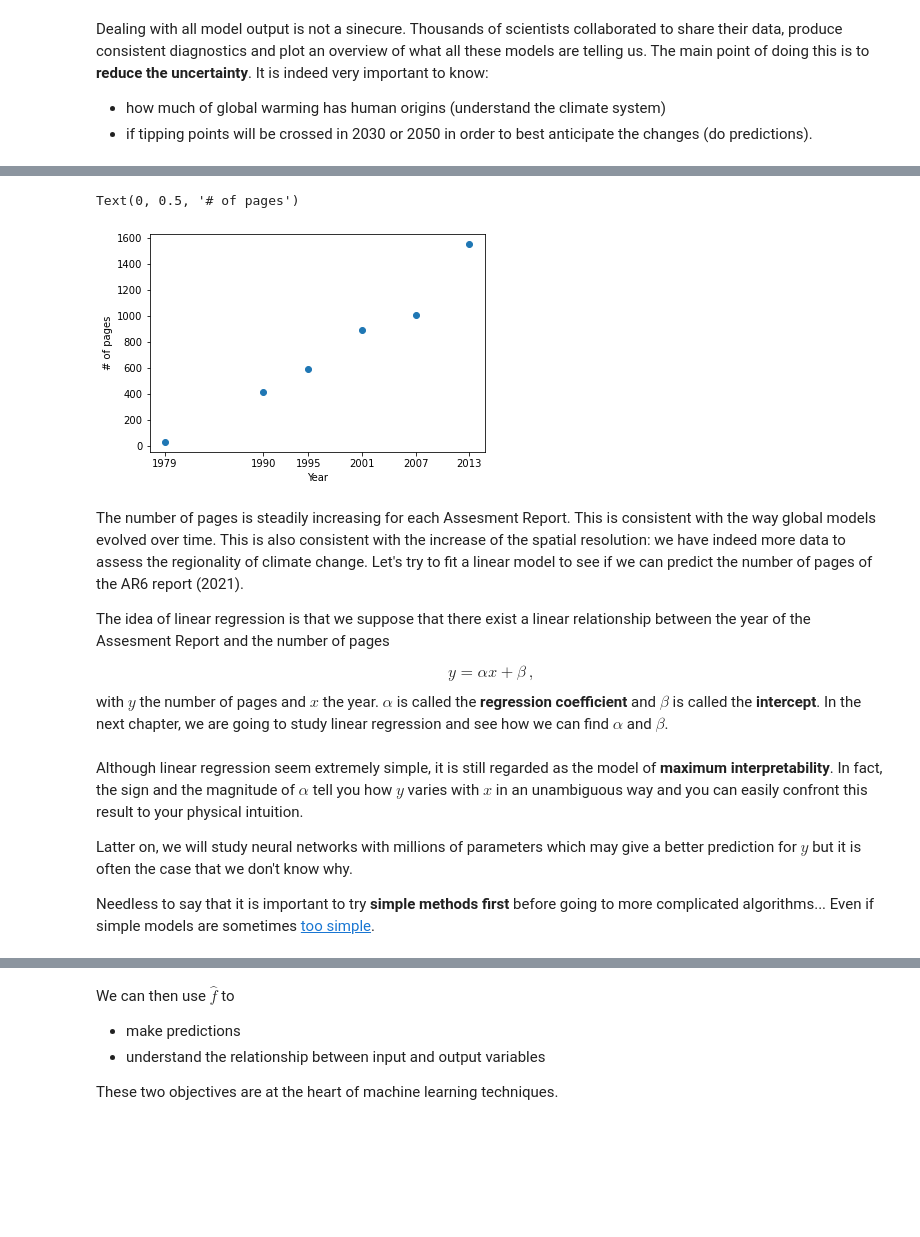
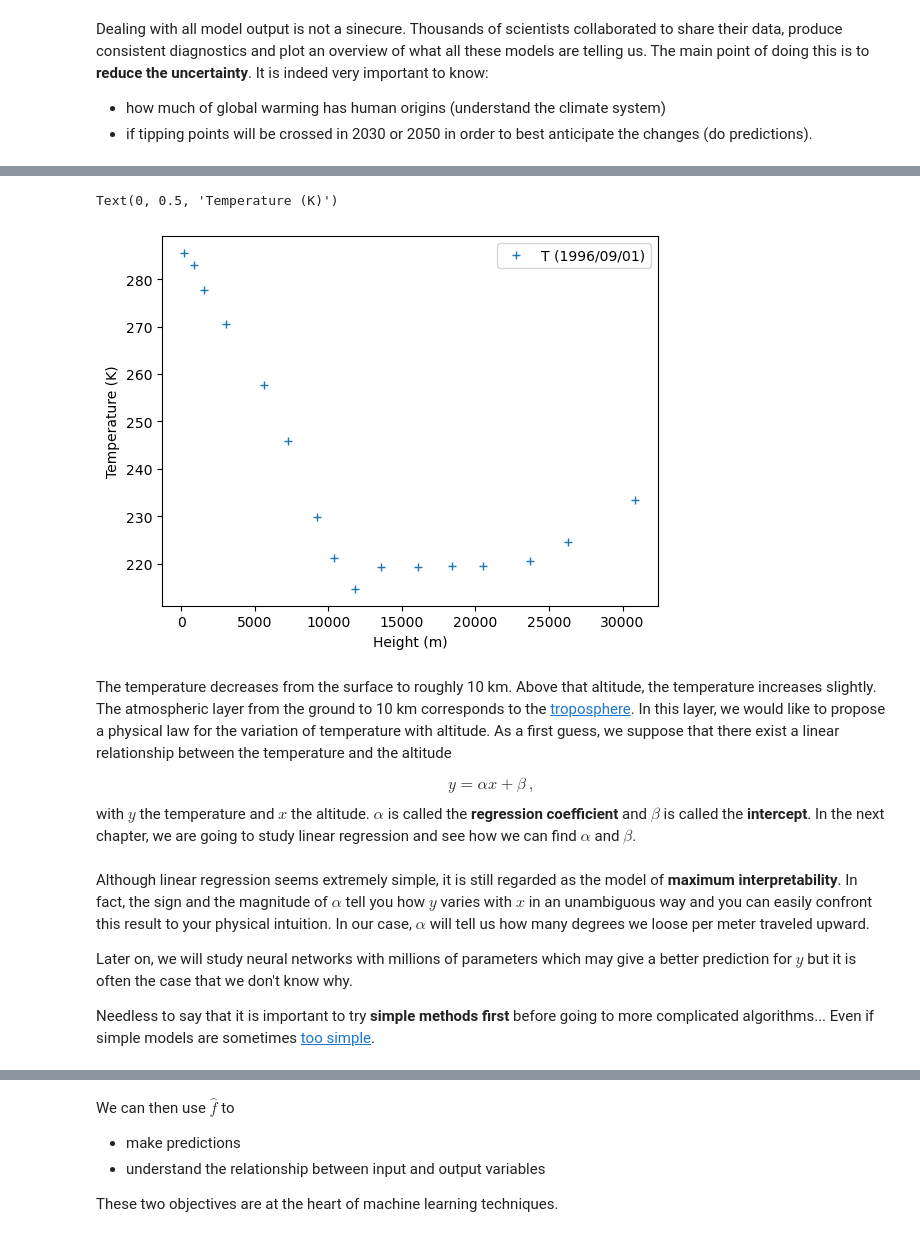
Before and after one commit to Pchambet/ml4climate, a Jupyter notebook: book/notebooks/01_introduction.ipynb, the cells around one changed output, grey strips where cells are left out. Drawn from its saved outputs; the diff is of its cells as text; code cells hidden in the pictures; blank space fills up the shorter version.

```diff
--- a/book/notebooks/01_introduction.ipynb
+++ b/book/notebooks/01_introduction.ipynb
@@ -56,28 +58,22 @@ import matplotlib.pyplot as plt
 # %%
-years = np.array([1979, 1990,1995,2001,2007,2013])
-pages = np.array([30, 414, 588, 893, 1007, 1552])
-
-plt.plot(years,pages,'o')
-
-plt.xticks(years,years)
-plt.xlabel("Year")
-plt.ylabel("# of pages")
+df_960901 = pd.read_csv('data/soundings/07145.19960901000000.csv', na_values='mq',skiprows=2)
+ax = df_960901.plot('geop','t',style='+',label="T (1996/09/01)")
+ax.set_xlabel('Height (m)')
+ax.set_ylabel('Temperature (K)')
 # %% [output]
-Text(0, 0.5, '# of pages')
+Text(0, 0.5, 'Temperature (K)')
-[figure, old version]
+[figure, new version]
 # %% [markdown]
-The number of pages is steadily increasing for each Assesment Report. This is consistent with the way global models evolved over time. This is also consistent with the increase of the spatial resolution: we have indeed more data to assess the regionality of climate change. Let's try to fit a linear model to see if we can predict the number of pages of the AR6 report (2021).
-
-The idea of linear regression is that we suppose that there exist a linear relationship between the year of the Assesment Report and the number of pages
+The temperature decreases from the surface to roughly 10 km. Above that altitude, the temperature increases slightly. The atmospheric layer from the ground to 10 km corresponds to the [troposphere](https://en.wikipedia.org/wiki/Troposphere). In this layer, we would like to propose a physical law for the variation of temperature with altitude. As a first guess, we suppose that there exist a linear relationship between the temperature and the altitude
 
 \begin{equation}
 y = \alpha x + \beta\, ,
 \end{equation}
-with $y$ the number of pages and $x$ the year. $\alpha$ is called the **regression coefficient** and $\beta$ is called the **intercept**. In the next chapter, we are going to study linear regression and see how we can find $\alpha$ and $\beta$.
+with $y$ the temperature and $x$ the altitude. $\alpha$ is called the **regression coefficient** and $\beta$ is called the **intercept**. In the next chapter, we are going to study linear regression and see how we can find $\alpha$ and $\beta$.
 # %% [markdown]
-Although linear regression seem extremely simple, it is still regarded as the model of **maximum interpretability**. In fact, the sign and the magnitude of $\alpha$ tell you how $y$ varies with $x$ in an unambiguous way and you can easily confront this result to your physical intuition.
+Although linear regression seems extremely simple, it is still regarded as the model of **maximum interpretability**. In fact, the sign and the magnitude of $\alpha$ tell you how $y$ varies with $x$ in an unambiguous way and you can easily confront this result to your physical intuition. In our case, $\alpha$ will tell us how many degrees we loose per meter traveled upward.
 
-Latter on, we will study neural networks with millions of parameters which may give a better prediction for $y$ but it is often the case that we don't know why.
+Later on, we will study neural networks with millions of parameters which may give a better prediction for $y$ but it is often the case that we don't know why.
 
 Needless to say that it is important to try **simple methods first** before going to more complicated algorithms... Even if simple models are sometimes [too simple](https://en.wikipedia.org/wiki/Anscombe%27s_quartet).
 # %%
```
Also changed, not shown: parts of 44 cells of this notebook, 4 other files.
